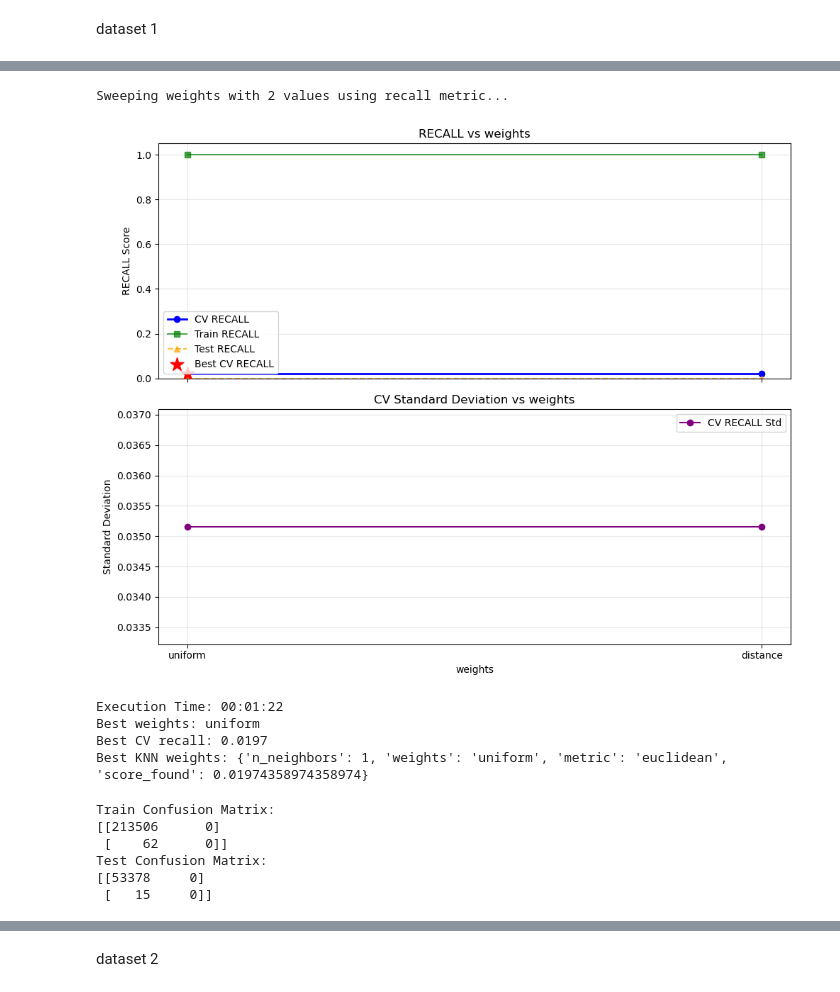
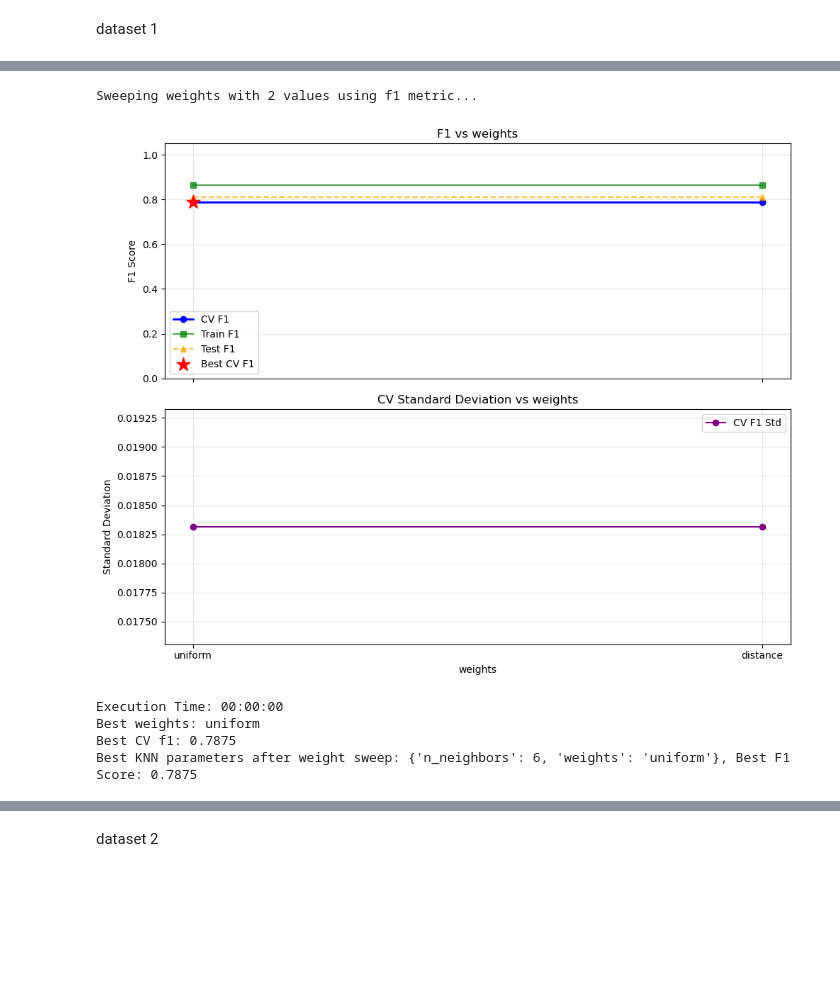
Before and after one commit to shmorhunmsds/summer_milestone_2, a Jupyter notebook: summer_milestone2_week8.ipynb, the cells around one changed output, grey strips where cells are left out. Saved outputs shown, nothing was run; the diff lists cells and outputs as text; code cells hidden in the pictures; blank space fills up the shorter version.

```diff
--- a/summer_milestone2_week8.ipynb
+++ b/summer_milestone2_week8.ipynb
@@ -511,40 +601,27 @@ Best KNN parameters: {'n_neighbors': 1, 'weights': 'uniform', 'metric': 'euclide
 # %%
 weight_values = ['uniform', 'distance']
-best_knn_weights = sweep_classifier_parameter(
-    model=KNeighborsClassifier,
+
+best_knn_params, best_score = sweep_classifier_parameter(
+    model=next_model,
     Parameters=best_knn_params,
     param='weights',
     parameter_list=weight_values,
-    X_train=X_train,
-    y_train=y_train,
-    X_test=X_test,
-    y_test=y_test,
-    scoring='recall',
-    verbose=True)
-print(f"Best KNN weights: {best_knn_weights}")
+    X_train=X_param_train,
+    y_train=y_param_train,
+    X_test=X_param_val,
+    y_test=y_param_val,
+    scoring='f1',
+    n_repeats=5,
+    verbose=True,
+    return_score=True
+)
+
+print(f"Best KNN parameters after weight sweep: {best_knn_params}, Best F1 Score: {best_score:.4f}")
+next_model = KNeighborsClassifier(**best_knn_params)
 # %% [output]
-Sweeping weights with 2 values using recall metric...
+Sweeping weights with 2 values using f1 metric...
-[figure, old version]
+[figure, new version]
-Execution Time: 00:01:22
+Execution Time: 00:00:00
 Best weights: uniform
-Best CV recall: 0.0197
-Best KNN weights: {'n_neighbors': 1, 'weights': 'uniform', 'metric': 'euclidean', 'score_found': 0.01974358974358974}
+Best CV f1: 0.7875
+Best KNN parameters after weight sweep: {'n_neighbors': 6, 'weights': 'uniform'}, Best F1 Score: 0.7875
-# %%
-test_final_model = KNeighborsClassifier(n_neighbors=5)
-
-test_final_model.fit(X_train_scaled, y_train)
-train_preds = test_final_model.predict(X_train_scaled)
-test_preds = test_final_model.predict(X_test_scaled)
-
-from sklearn.metrics import confusion_matrix, classification_report
-print("Train Confusion Matrix:")
-print(confusion_matrix(y_train, train_preds))
-print("Test Confusion Matrix:")
-print(confusion_matrix(y_test, test_preds))
-# %% [output]
-Train Confusion Matrix:
-[[213506      0]
- [    62      0]]
-Test Confusion Matrix:
-[[53378     0]
- [   15     0]]
```
Also changed, not shown: parts of 26 cells of this notebook, 2 other files.
